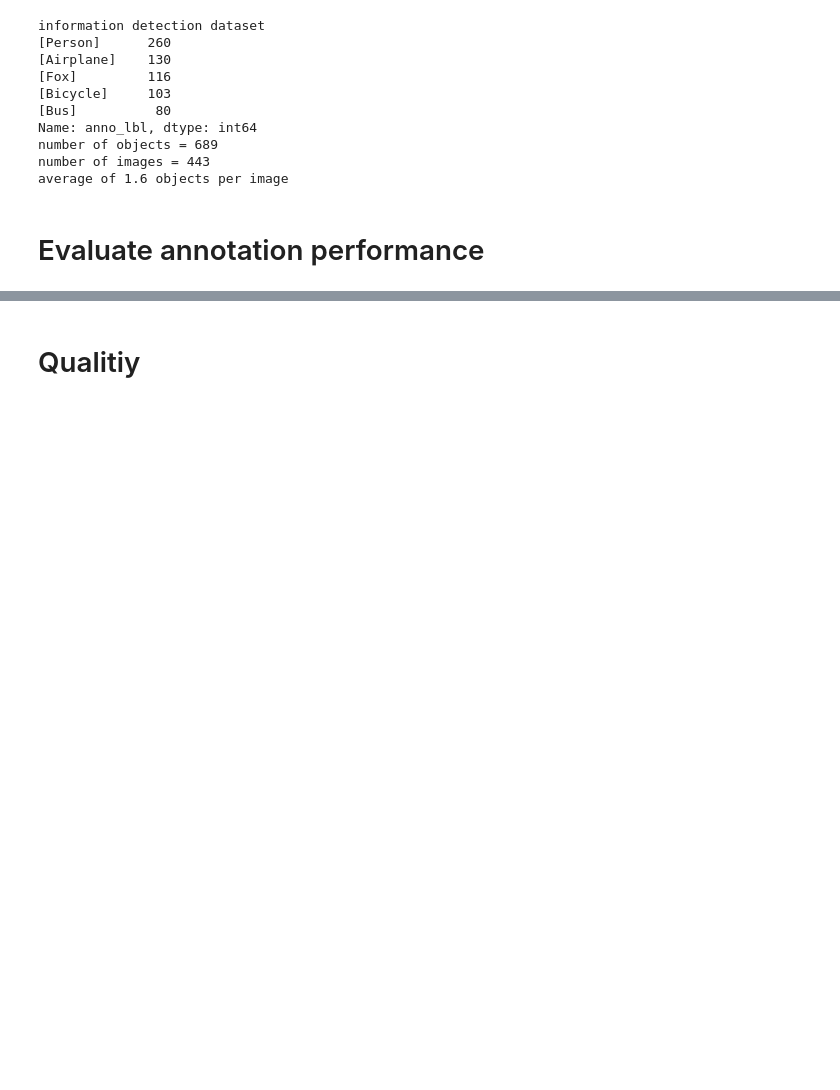
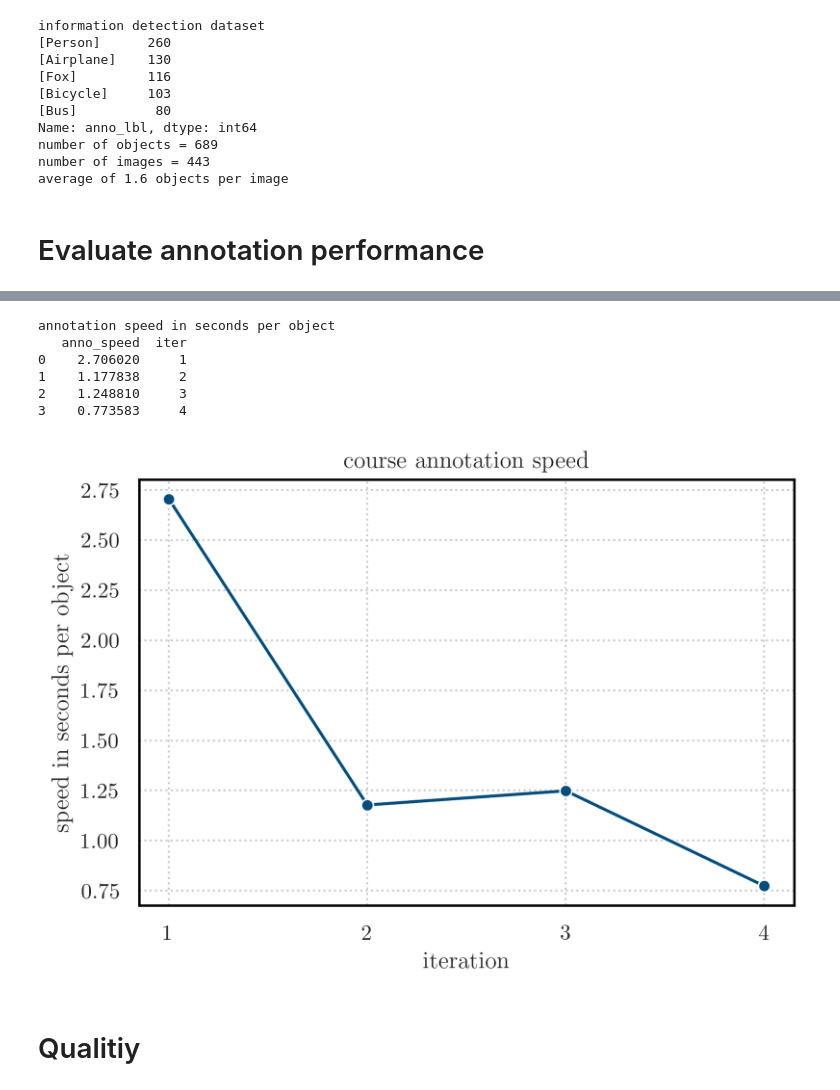
Before and after one commit to l3p-cv/lost_experiments, a Jupyter notebook: evaluation/evaluation.ipynb, the cells around one changed output, grey strips where cells are left out. Saved outputs shown, nothing was run; the diff lists cells and outputs as text; code cells hidden in the pictures; blank space fills up the shorter version.

```diff
--- a/evaluation/evaluation.ipynb
+++ b/evaluation/evaluation.ipynb
@@ -365,3 +369,29 @@ annotation time in minutes
+# %%
+# evaluate annotation speed
+# how many boxes can annotate per second
+anno_speed_eval = progress(ANNO_DATA_PATH, 'anno_speed', 'detection')
+
+print('annotation speed in seconds per object')
+print(anno_speed_eval)
+fig, axes = plt.subplots(dpi=300, figsize=(15*CM,10*CM), sharey=True)
+plt.title('course annotation speed')
+
+ax1 = sns.lineplot(x='iter', y='anno_speed',
+             data=anno_speed_eval,
+             marker='o',
+             color='#034e7b')
+ax1.xaxis.set_major_locator(ticker.MultipleLocator(1))
+plt.ylabel('speed in seconds per object')
+plt.xlabel('iteration')
+plt.show()
+# %% [output]
+annotation speed in seconds per object
+   anno_speed  iter
+0    2.706020     1
+1    1.177838     2
+2    1.248810     3
+3    0.773583     4
+[figure, added]
 # %% [markdown]
 # Qualitiy
 # %%
```
Also changed, not shown: parts of 7 cells of this notebook.
